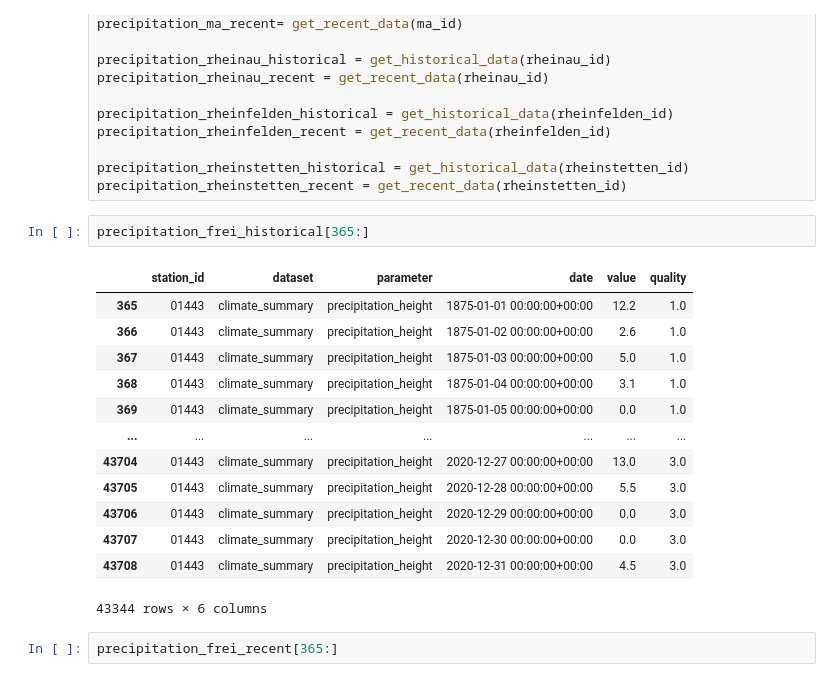
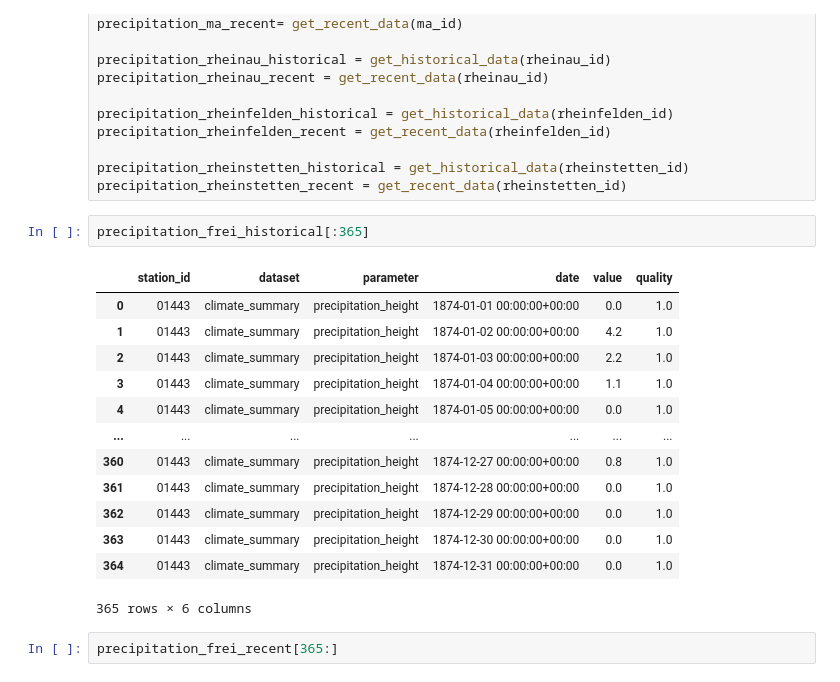
Before and after one commit to AJWarnke/datascienceml2022, a Jupyter notebook: network-DWD.ipynb, the cells around one changed output. Saved outputs shown, nothing was run; the diff lists cells and outputs as text.

```diff
--- a/network-DWD.ipynb
+++ b/network-DWD.ipynb
@@ -116,21 +99,21 @@ precipitation_rheinfelden_recent = get_recent_data(rheinfelden_id)
 precipitation_rheinstetten_historical = get_historical_data(rheinstetten_id)
 precipitation_rheinstetten_recent = get_recent_data(rheinstetten_id)
 # %%
-precipitation_frei_historical[365:]
+precipitation_frei_historical[:365]
 # %% [output]
 |  | station_id | dataset | parameter | date | value | quality |
-| 365 | 01443 | climate_summary | precipitation_height | 1875-01-01 00:00:00+00:00 | 12.2 | 1.0 |
-| 366 | 01443 | climate_summary | precipitation_height | 1875-01-02 00:00:00+00:00 | 2.6 | 1.0 |
-| 367 | 01443 | climate_summary | precipitation_height | 1875-01-03 00:00:00+00:00 | 5.0 | 1.0 |
-| 368 | 01443 | climate_summary | precipitation_height | 1875-01-04 00:00:00+00:00 | 3.1 | 1.0 |
-| 369 | 01443 | climate_summary | precipitation_height | 1875-01-05 00:00:00+00:00 | 0.0 | 1.0 |
+| 0 | 01443 | climate_summary | precipitation_height | 1874-01-01 00:00:00+00:00 | 0.0 | 1.0 |
+| 1 | 01443 | climate_summary | precipitation_height | 1874-01-02 00:00:00+00:00 | 4.2 | 1.0 |
+| 2 | 01443 | climate_summary | precipitation_height | 1874-01-03 00:00:00+00:00 | 2.2 | 1.0 |
+| 3 | 01443 | climate_summary | precipitation_height | 1874-01-04 00:00:00+00:00 | 1.1 | 1.0 |
+| 4 | 01443 | climate_summary | precipitation_height | 1874-01-05 00:00:00+00:00 | 0.0 | 1.0 |
 | ... | ... | ... | ... | ... | ... | ... |
-| 43704 | 01443 | climate_summary | precipitation_height | 2020-12-27 00:00:00+00:00 | 13.0 | 3.0 |
-| 43705 | 01443 | climate_summary | precipitation_height | 2020-12-28 00:00:00+00:00 | 5.5 | 3.0 |
-| 43706 | 01443 | climate_summary | precipitation_height | 2020-12-29 00:00:00+00:00 | 0.0 | 3.0 |
-| 43707 | 01443 | climate_summary | precipitation_height | 2020-12-30 00:00:00+00:00 | 0.0 | 3.0 |
-| 43708 | 01443 | climate_summary | precipitation_height | 2020-12-31 00:00:00+00:00 | 4.5 | 3.0 |
+| 360 | 01443 | climate_summary | precipitation_height | 1874-12-27 00:00:00+00:00 | 0.8 | 1.0 |
+| 361 | 01443 | climate_summary | precipitation_height | 1874-12-28 00:00:00+00:00 | 0.0 | 1.0 |
+| 362 | 01443 | climate_summary | precipitation_height | 1874-12-29 00:00:00+00:00 | 0.0 | 1.0 |
+| 363 | 01443 | climate_summary | precipitation_height | 1874-12-30 00:00:00+00:00 | 0.0 | 1.0 |
+| 364 | 01443 | climate_summary | precipitation_height | 1874-12-31 00:00:00+00:00 | 0.0 | 1.0 |
-43344 rows × 6 columns
+365 rows × 6 columns
 # %%
 precipitation_frei_recent[365:]
 # %% [output]
```
Also changed, not shown: parts of 97 cells of this notebook.
